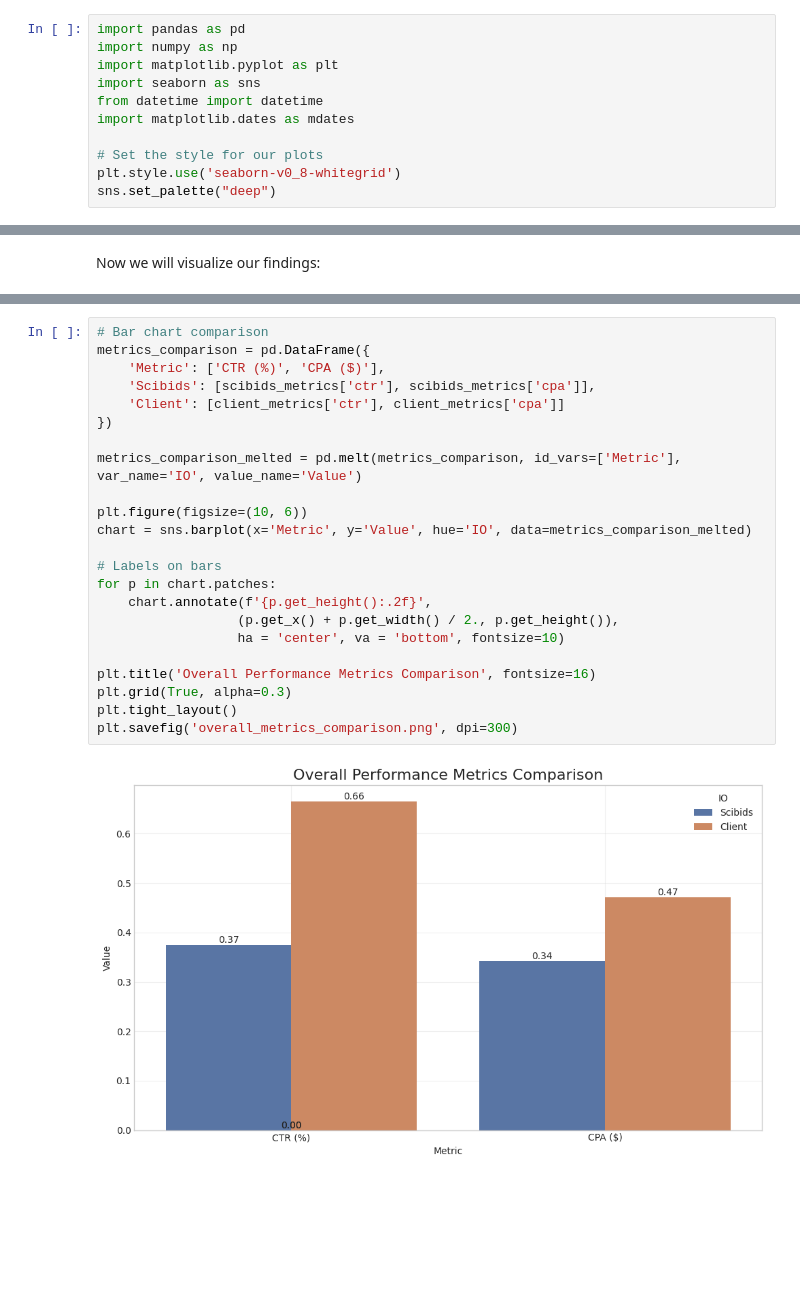
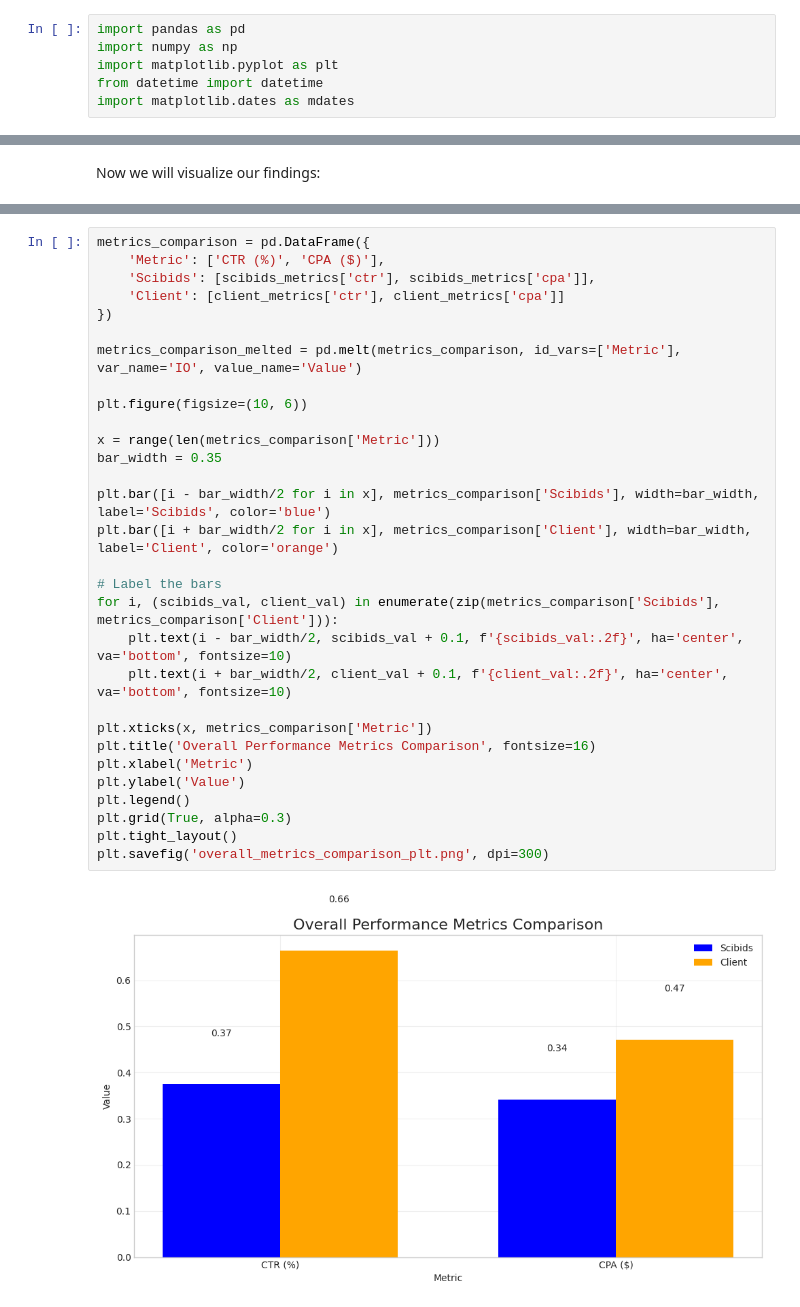
Before and after one commit to August0-mp/IO-Performance-Analysis, a Jupyter notebook: Scibids/Scibids.ipynb, the cells around one changed output, grey strips where cells are left out. Cells and saved outputs as stored; diff of their text form; blank space fills up the shorter version.

```diff
--- a/Scibids/Scibids.ipynb
+++ b/Scibids/Scibids.ipynb
@@ -74,13 +74,8 @@ A valuable output is a “simple to understand” output with some clear key tak
 import pandas as pd
 import numpy as np
 import matplotlib.pyplot as plt
-import seaborn as sns
 from datetime import datetime
 import matplotlib.dates as mdates
-
-# Set the style for our plots
-plt.style.use('seaborn-v0_8-whitegrid')
-sns.set_palette("deep")
 # %% [markdown]
 ### Reading datasets
 # %% [markdown]
@@ -448,27 +444,34 @@ plt.savefig('daily_cpa_comparison.png', dpi=300)
 [figure]
 # %%
-# Bar chart comparison
 metrics_comparison = pd.DataFrame({
     'Metric': ['CTR (%)', 'CPA ($)'],
     'Scibids': [scibids_metrics['ctr'], scibids_metrics['cpa']],
     'Client': [client_metrics['ctr'], client_metrics['cpa']]
 })
 
 metrics_comparison_melted = pd.melt(metrics_comparison, id_vars=['Metric'], var_name='IO', value_name='Value')
 
 plt.figure(figsize=(10, 6))
-chart = sns.barplot(x='Metric', y='Value', hue='IO', data=metrics_comparison_melted)
 
-# Labels on bars
-for p in chart.patches:
-    chart.annotate(f'{p.get_height():.2f}',
-                  (p.get_x() + p.get_width() / 2., p.get_height()),
-                  ha = 'center', va = 'bottom', fontsize=10)
+x = range(len(metrics_comparison['Metric']))
+bar_width = 0.35
 
+plt.bar([i - bar_width/2 for i in x], metrics_comparison['Scibids'], width=bar_width, label='Scibids', color='blue')
+plt.bar([i + bar_width/2 for i in x], metrics_comparison['Client'], width=bar_width, label='Client', color='orange')
+
+# Label the bars
+for i, (scibids_val, client_val) in enumerate(zip(metrics_comparison['Scibids'], metrics_comparison['Client'])):
+    plt.text(i - bar_width/2, scibids_val + 0.1, f'{scibids_val:.2f}', ha='center', va='bottom', fontsize=10)
+    plt.text(i + bar_width/2, client_val + 0.1, f'{client_val:.2f}', ha='center', va='bottom', fontsize=10)
+
+plt.xticks(x, metrics_comparison['Metric'])
 plt.title('Overall Performance Metrics Comparison', fontsize=16)
+plt.xlabel('Metric')
+plt.ylabel('Value')
+plt.legend()
 plt.grid(True, alpha=0.3)
 plt.tight_layout()
-plt.savefig('overall_metrics_comparison.png', dpi=300)
+plt.savefig('overall_metrics_comparison_plt.png', dpi=300)
 # %% [output]
-[figure, old version]
+[figure, new version]
 # %%
```
Also changed, not shown: parts of 5 cells of this notebook, 7 other files.
